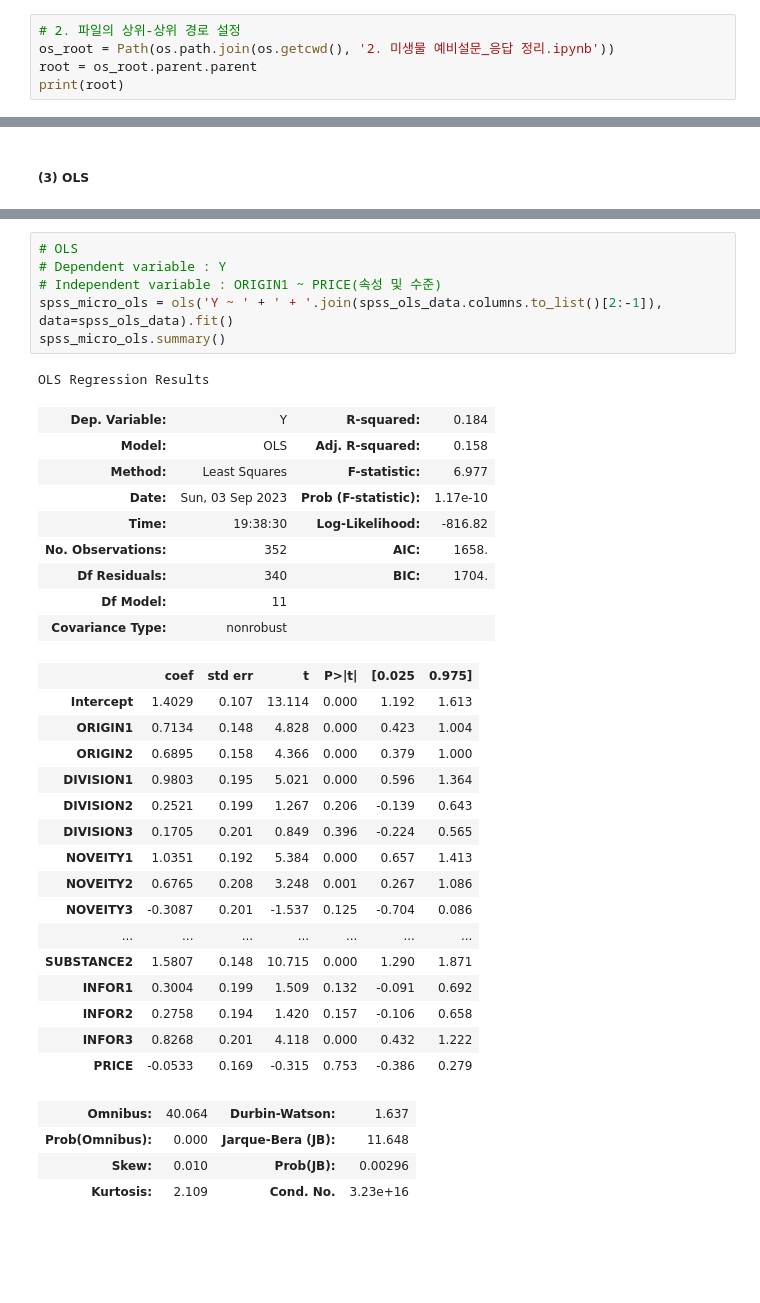
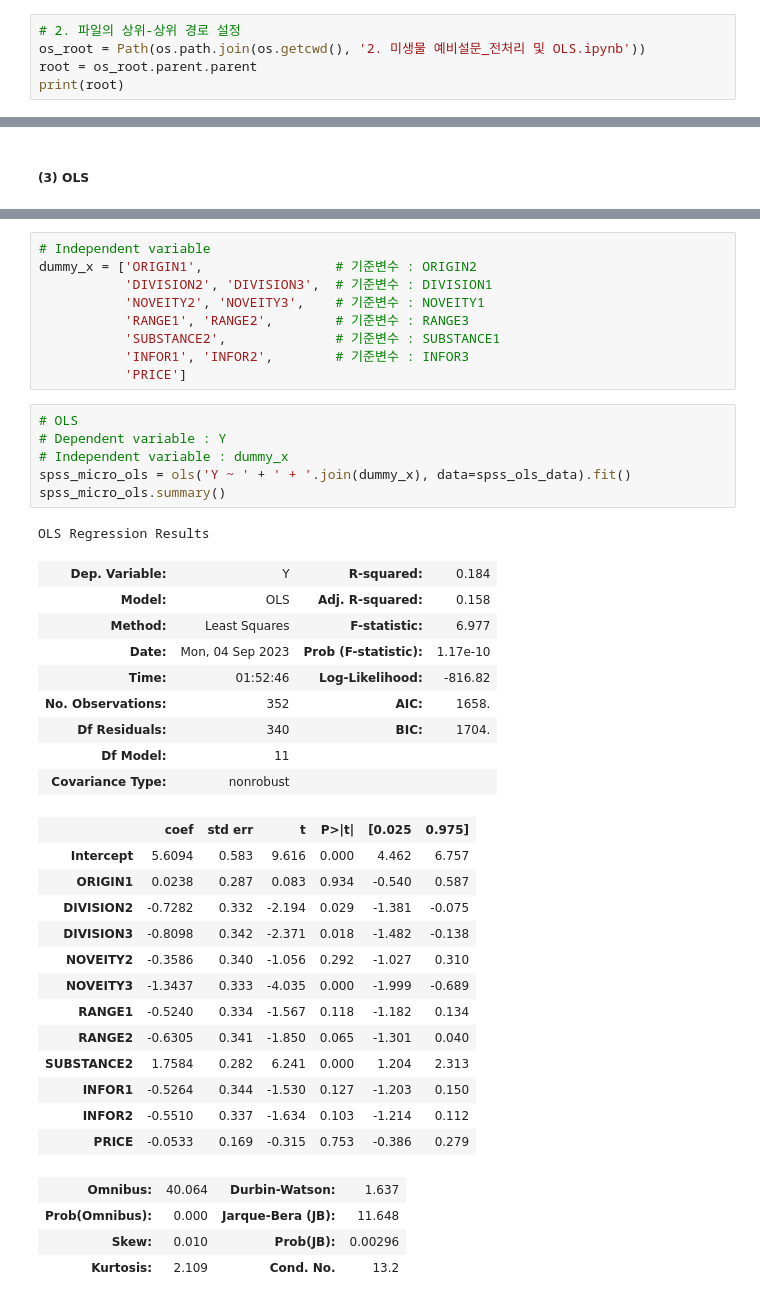
Before and after one commit to hyeondk/Bio-Economic-Value, a Jupyter notebook: 2. Analysis Code/1. Preliminary Survey/2. 미생물 예비설문_전처리 및 OLS.ipynb, the cells around one changed output, grey strips where cells are left out. Saved outputs shown, nothing was run; the diff lists cells and outputs as text; blank space fills up the shorter version.

```diff
--- a/2. Analysis Code/1. Preliminary Survey/2. 미생물 예비설문_전처리 및 OLS.ipynb
+++ b/2. Analysis Code/1. Preliminary Survey/2. 미생물 예비설문_전처리 및 OLS.ipynb
@@ -16,7 +16,7 @@ import numpy as np
 import openpyxl
 # %%
 # 2. 파일의 상위-상위 경로 설정
-os_root = Path(os.path.join(os.getcwd(), '2. 미생물 예비설문_응답 정리.ipynb'))
+os_root = Path(os.path.join(os.getcwd(), '2. 미생물 예비설문_전처리 및 OLS.ipynb'))
 root = os_root.parent.parent
 print(root)
 # %% [output]
@@ -632,39 +671,45 @@ spss_ols_data.columns.to_list()[2:-1]
+# %%
+# Independent variable
+dummy_x = ['ORIGIN1',                 # 기준변수 : ORIGIN2
+           'DIVISION2', 'DIVISION3',  # 기준변수 : DIVISION1
+           'NOVEITY2', 'NOVEITY3',    # 기준변수 : NOVEITY1
+           'RANGE1', 'RANGE2',        # 기준변수 : RANGE3
+           'SUBSTANCE2',              # 기준변수 : SUBSTANCE1
+           'INFOR1', 'INFOR2',        # 기준변수 : INFOR3
+           'PRICE']
 # %%
 # OLS
 # Dependent variable : Y
-# Independent variable : ORIGIN1 ~ PRICE(속성 및 수준)
-spss_micro_ols = ols('Y ~ ' + ' + '.join(spss_ols_data.columns.to_list()[2:-1]), data=spss_ols_data).fit()
+# Independent variable : dummy_x
+spss_micro_ols = ols('Y ~ ' + ' + '.join(dummy_x), data=spss_ols_data).fit()
 spss_micro_ols.summary()
 # %% [output]
 OLS Regression Results
 | Dep. Variable: | Y | R-squared: | 0.184 |
 | Model: | OLS | Adj. R-squared: | 0.158 |
 | Method: | Least Squares | F-statistic: | 6.977 |
-| Date: | Sun, 03 Sep 2023 | Prob (F-statistic): | 1.17e-10 |
-| Time: | 19:38:30 | Log-Likelihood: | -816.82 |
+| Date: | Mon, 04 Sep 2023 | Prob (F-statistic): | 1.17e-10 |
+| Time: | 01:52:46 | Log-Likelihood: | -816.82 |
 | No. Observations: | 352 | AIC: | 1658. |
 | Df Residuals: | 340 | BIC: | 1704. |
 | Df Model: | 11 |  |  |
 | Covariance Type: | nonrobust |  |  |
 |  | coef | std err | t | P>|t| | [0.025 | 0.975] |
-| Intercept | 1.4029 | 0.107 | 13.114 | 0.000 | 1.192 | 1.613 |
-| ORIGIN1 | 0.7134 | 0.148 | 4.828 | 0.000 | 0.423 | 1.004 |
-| ORIGIN2 | 0.6895 | 0.158 | 4.366 | 0.000 | 0.379 | 1.000 |
-| DIVISION1 | 0.9803 | 0.195 | 5.021 | 0.000 | 0.596 | 1.364 |
-| DIVISION2 | 0.2521 | 0.199 | 1.267 | 0.206 | -0.139 | 0.643 |
-| DIVISION3 | 0.1705 | 0.201 | 0.849 | 0.396 | -0.224 | 0.565 |
-| NOVEITY1 | 1.0351 | 0.192 | 5.384 | 0.000 | 0.657 | 1.413 |
-| NOVEITY2 | 0.6765 | 0.208 | 3.248 | 0.001 | 0.267 | 1.086 |
-| NOVEITY3 | -0.3087 | 0.201 | -1.537 | 0.125 | -0.704 | 0.086 |
-| ... | ... | ... | ... | ... | ... | ... |
-| SUBSTANCE2 | 1.5807 | 0.148 | 10.715 | 0.000 | 1.290 | 1.871 |
-| INFOR1 | 0.3004 | 0.199 | 1.509 | 0.132 | -0.091 | 0.692 |
-| INFOR2 | 0.2758 | 0.194 | 1.420 | 0.157 | -0.106 | 0.658 |
-| INFOR3 | 0.8268 | 0.201 | 4.118 | 0.000 | 0.432 | 1.222 |
+| Intercept | 5.6094 | 0.583 | 9.616 | 0.000 | 4.462 | 6.757 |
+| ORIGIN1 | 0.0238 | 0.287 | 0.083 | 0.934 | -0.540 | 0.587 |
+| DIVISION2 | -0.7282 | 0.332 | -2.194 | 0.029 | -1.381 | -0.075 |
+| DIVISION3 | -0.8098 | 0.342 | -2.371 | 0.018 | -1.482 | -0.138 |
+| NOVEITY2 | -0.3586 | 0.340 | -1.056 | 0.292 | -1.027 | 0.310 |
+| NOVEITY3 | -1.3437 | 0.333 | -4.035 | 0.000 | -1.999 | -0.689 |
+| RANGE1 | -0.5240 | 0.334 | -1.567 | 0.118 | -1.182 | 0.134 |
+| RANGE2 | -0.6305 | 0.341 | -1.850 | 0.065 | -1.301 | 0.040 |
+| SUBSTANCE2 | 1.7584 | 0.282 | 6.241 | 0.000 | 1.204 | 2.313 |
+| INFOR1 | -0.5264 | 0.344 | -1.530 | 0.127 | -1.203 | 0.150 |
+| INFOR2 | -0.5510 | 0.337 | -1.634 | 0.103 | -1.214 | 0.112 |
 | PRICE | -0.0533 | 0.169 | -0.315 | 0.753 | -0.386 | 0.279 |
 | Omnibus: | 40.064 | Durbin-Watson: | 1.637 |
 | Prob(Omnibus): | 0.000 | Jarque-Bera (JB): | 11.648 |
 | Skew: | 0.010 | Prob(JB): | 0.00296 |
-| Kurtosis: | 2.109 | Cond. No. | 3.23e+16 |
+| Kurtosis: | 2.109 | Cond. No. | 13.2 |
 Notes:
 [1] Standard Errors assume that the covariance matrix of the errors is correctly specified.
```
Also changed, not shown: parts of 11 cells of this notebook.
